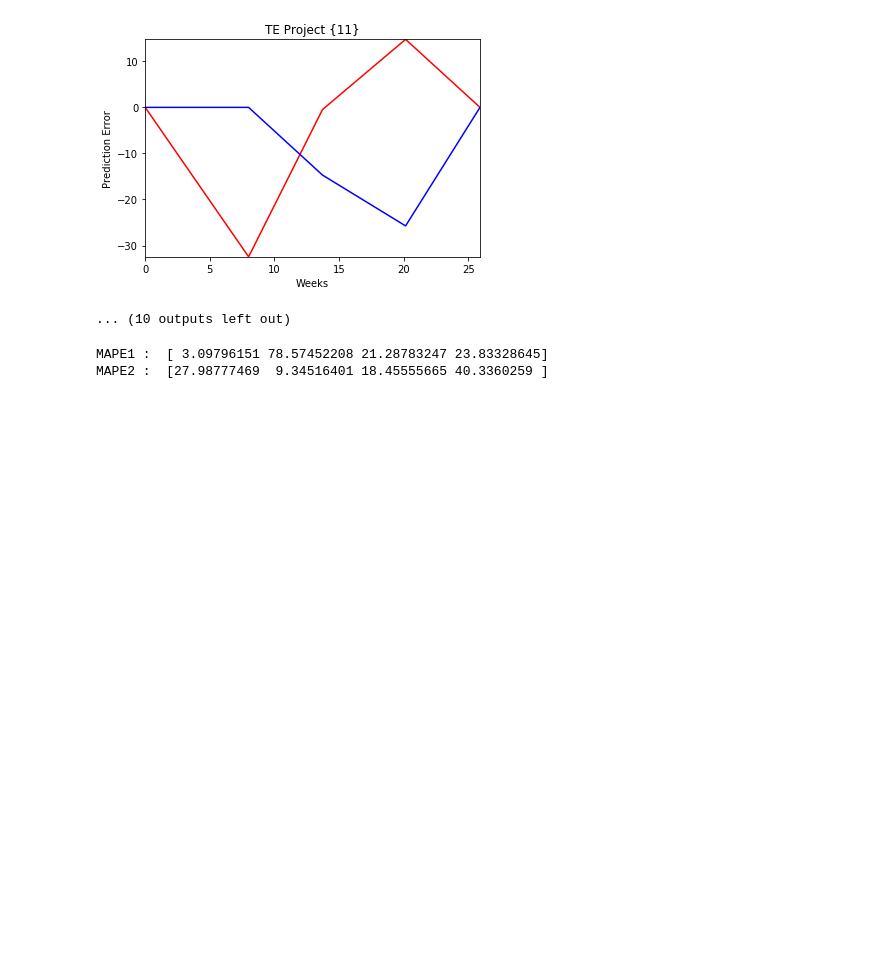
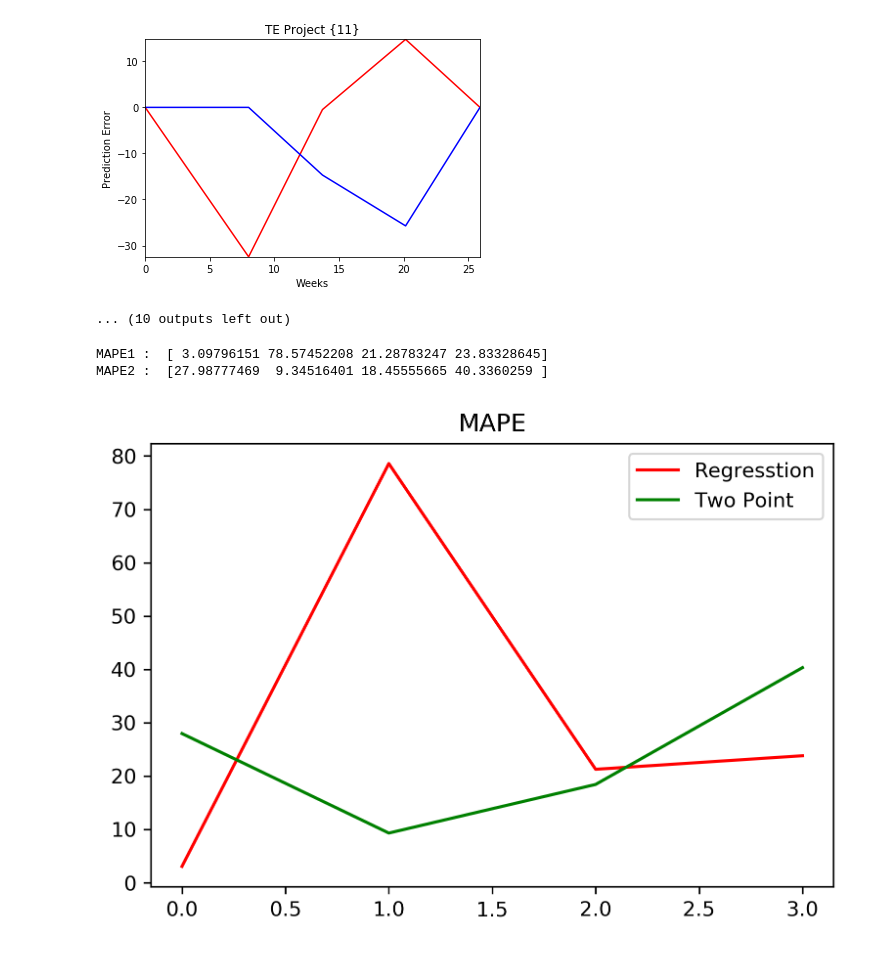
Before and after one commit to ljnk975/ktcnpm, a Jupyter notebook: time.ipynb, the cells around one changed output. Drawn from its saved outputs; the diff is of its cells as text; code cells hidden in the pictures; blank space fills up the shorter version.

```diff
--- a/time.ipynb
+++ b/time.ipynb
@@ -405,6 +405,9 @@ MAPE2 :  [27.98777469  9.34516401 18.45555665 40.3360259 ]
 # %%
 plt.rcParams['figure.dpi'] = 300
 
 plt.title('MAPE')
 plt.plot(MAPE1, 'r-', MAPE2, 'g-')
+plt.legend(["Regresstion", "Two Point"])
 plt.show()
+# %% [output]
+[figure, added]
```
